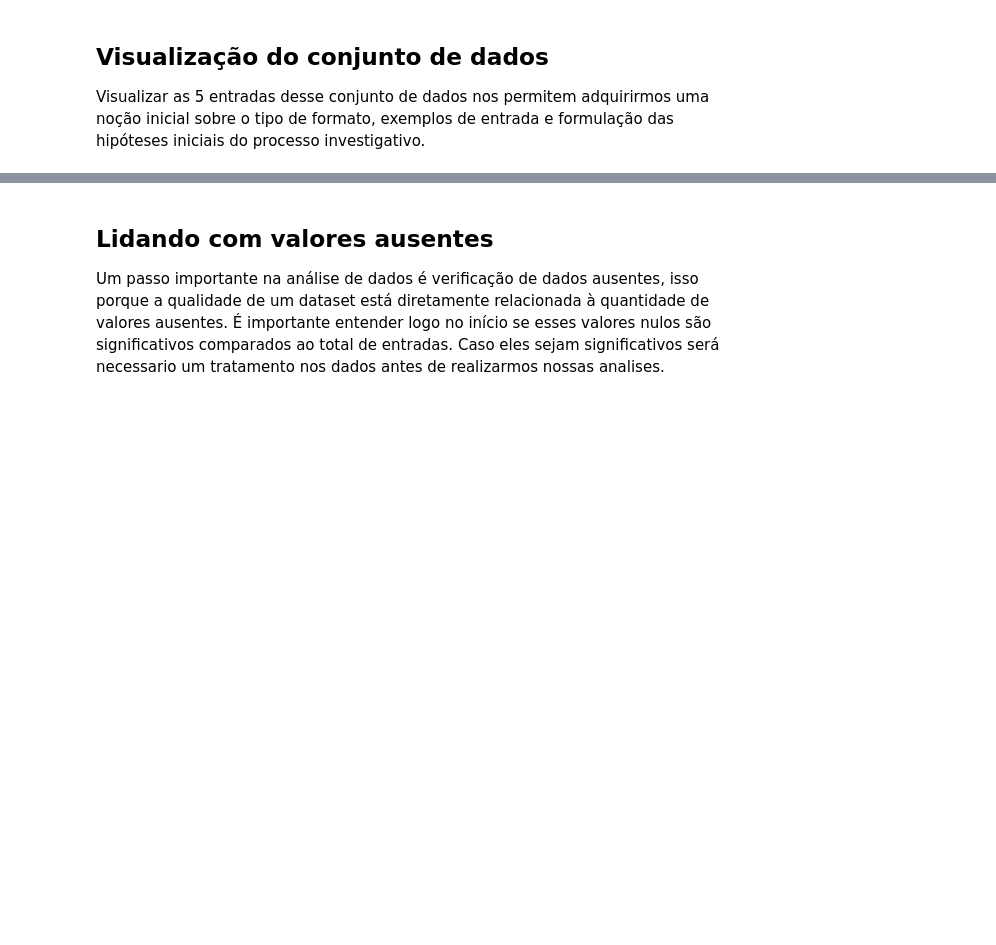
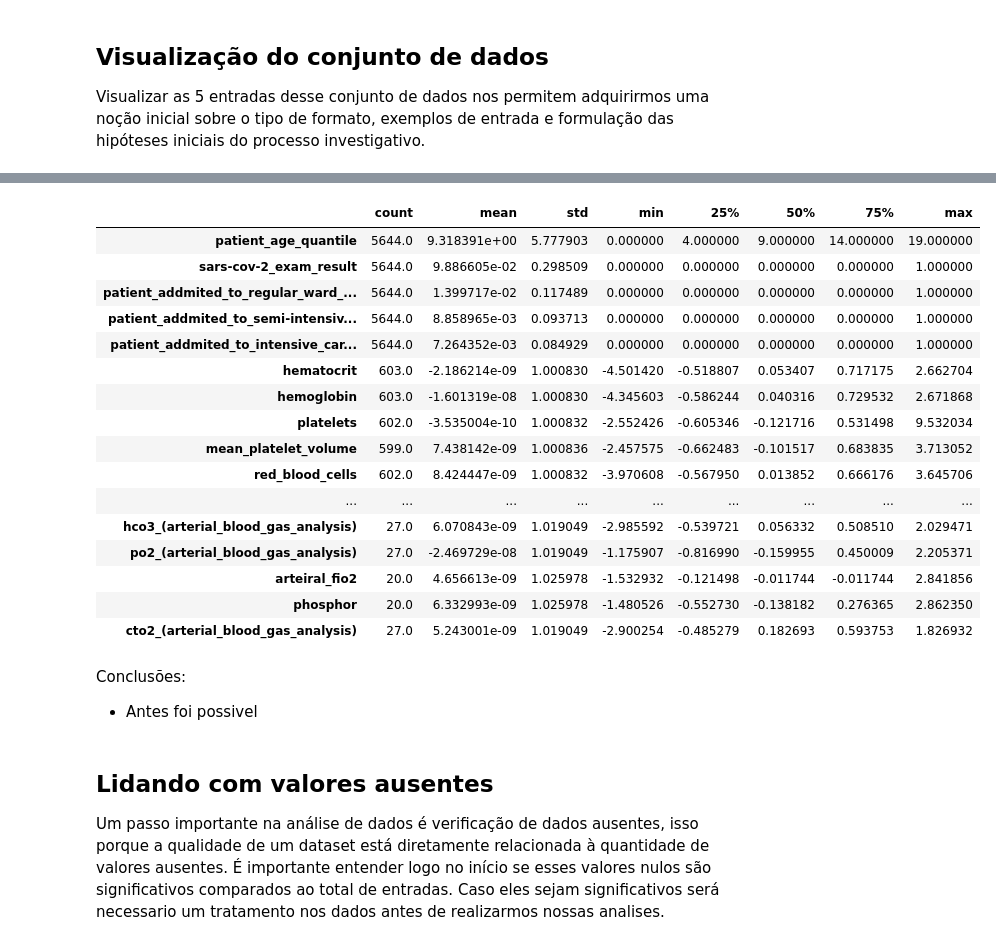
Before and after one commit to DanOakStats/Covid-19, a Jupyter notebook: AE Covid-19 .ipynb, the cells around one changed output, grey strips where cells are left out. Drawn from its saved outputs; the diff is of its cells as text; code cells hidden in the pictures; blank space fills up the shorter version.

```diff
--- a/AE Covid-19 .ipynb
+++ b/AE Covid-19 .ipynb
@@ -147,3 +165,26 @@ covid_df.columns = [x.lower().strip().replace(' ','_') for x in covid_df.columns
+# %%
+covid_df.describe().T
+# %% [output]
+|  | count | mean | std | min | 25% | 50% | 75% | max |
+| patient_age_quantile | 5644.0 | 9.318391e+00 | 5.777903 | 0.000000 | 4.000000 | 9.000000 | 14.000000 | 19.000000 |
+| sars-cov-2_exam_result | 5644.0 | 9.886605e-02 | 0.298509 | 0.000000 | 0.000000 | 0.000000 | 0.000000 | 1.000000 |
+| patient_addmited_to_regular_ward_... | 5644.0 | 1.399717e-02 | 0.117489 | 0.000000 | 0.000000 | 0.000000 | 0.000000 | 1.000000 |
+| patient_addmited_to_semi-intensiv... | 5644.0 | 8.858965e-03 | 0.093713 | 0.000000 | 0.000000 | 0.000000 | 0.000000 | 1.000000 |
+| patient_addmited_to_intensive_car... | 5644.0 | 7.264352e-03 | 0.084929 | 0.000000 | 0.000000 | 0.000000 | 0.000000 | 1.000000 |
+| hematocrit | 603.0 | -2.186214e-09 | 1.000830 | -4.501420 | -0.518807 | 0.053407 | 0.717175 | 2.662704 |
+| hemoglobin | 603.0 | -1.601319e-08 | 1.000830 | -4.345603 | -0.586244 | 0.040316 | 0.729532 | 2.671868 |
+| platelets | 602.0 | -3.535004e-10 | 1.000832 | -2.552426 | -0.605346 | -0.121716 | 0.531498 | 9.532034 |
+| mean_platelet_volume | 599.0 | 7.438142e-09 | 1.000836 | -2.457575 | -0.662483 | -0.101517 | 0.683835 | 3.713052 |
+| red_blood_cells | 602.0 | 8.424447e-09 | 1.000832 | -3.970608 | -0.567950 | 0.013852 | 0.666176 | 3.645706 |
+| ... | ... | ... | ... | ... | ... | ... | ... | ... |
+| hco3_(arterial_blood_gas_analysis) | 27.0 | 6.070843e-09 | 1.019049 | -2.985592 | -0.539721 | 0.056332 | 0.508510 | 2.029471 |
+| po2_(arterial_blood_gas_analysis) | 27.0 | -2.469729e-08 | 1.019049 | -1.175907 | -0.816990 | -0.159955 | 0.450009 | 2.205371 |
+| arteiral_fio2 | 20.0 | 4.656613e-09 | 1.025978 | -1.532932 | -0.121498 | -0.011744 | -0.011744 | 2.841856 |
+| phosphor | 20.0 | 6.332993e-09 | 1.025978 | -1.480526 | -0.552730 | -0.138182 | 0.276365 | 2.862350 |
+| cto2_(arterial_blood_gas_analysis) | 27.0 | 5.243001e-09 | 1.019049 | -2.900254 | -0.485279 | 0.182693 | 0.593753 | 1.826932 |
+# %% [markdown]
+Conclusões:
+* Antes foi possivel
 # %% [markdown]
 ## Lidando com valores ausentes
 Um passo importante na análise de dados é verificação de dados ausentes, isso porque a qualidade de um dataset está diretamente relacionada à quantidade de valores ausentes. É importante entender logo no início se esses valores nulos são significativos comparados ao total de entradas. Caso eles sejam significativos será necessario um tratamento nos dados antes de realizarmos nossas analises.
```
Also changed, not shown: parts of 16 cells of this notebook.
